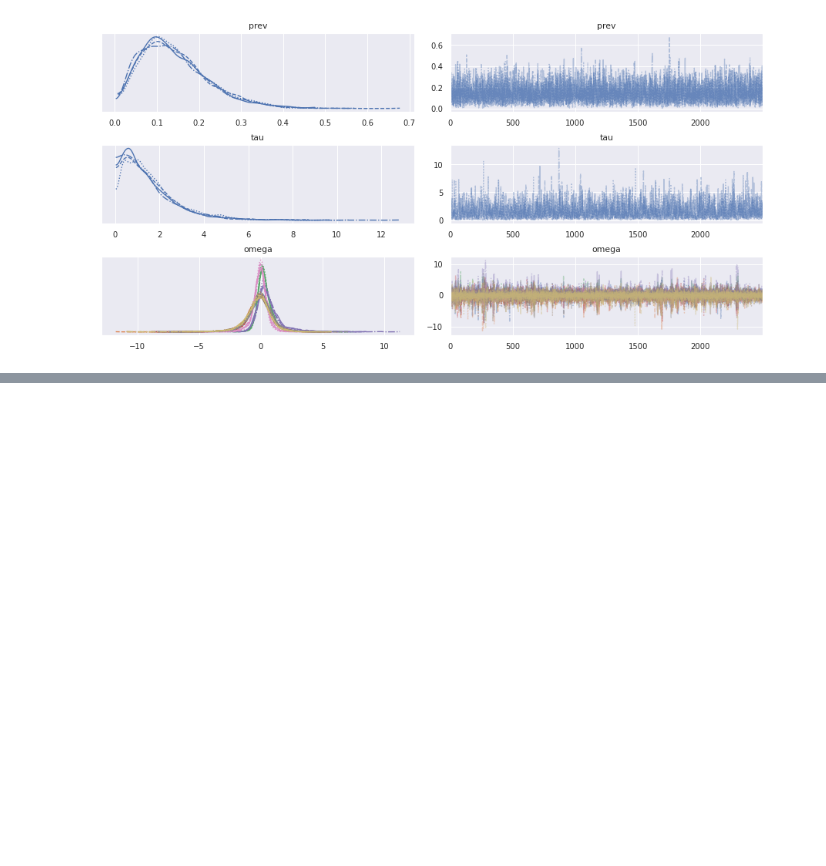
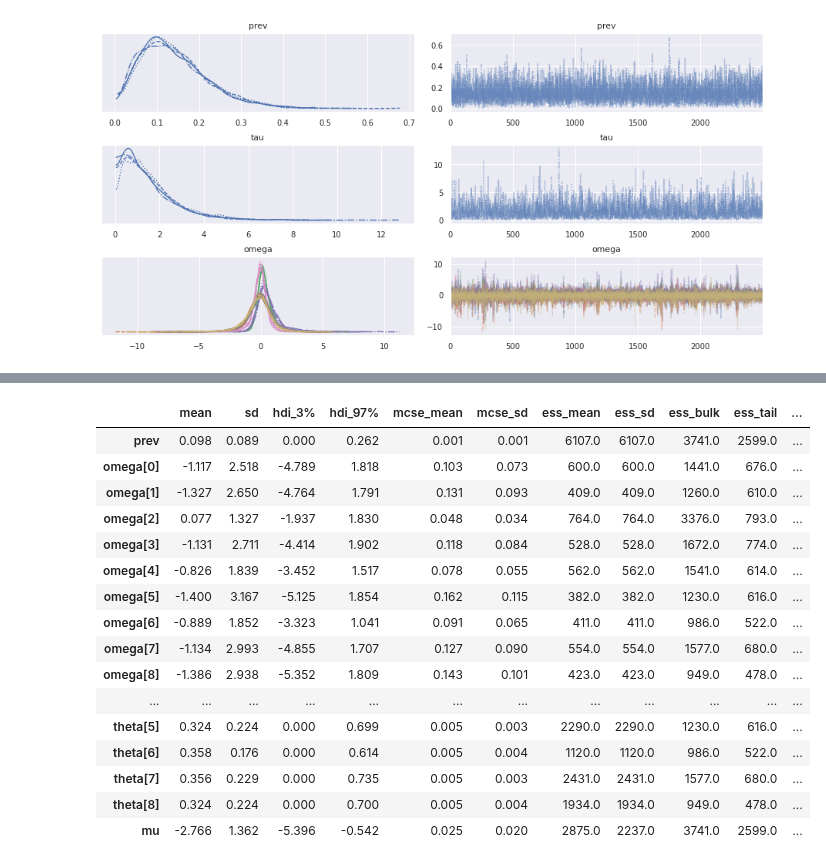
Before and after one commit to lucasmoschen/rds-bayesian-analysis-tcc, a Jupyter notebook: notebooks_book/imperfect_test_rds.ipynb, the cells around one changed output, grey strips where cells are left out. Cells and saved outputs as stored; diff of their text form; code cells hidden in the pictures; blank space fills up the shorter version.

```diff
--- a/notebooks_book/imperfect_test_rds.ipynb
+++ b/notebooks_book/imperfect_test_rds.ipynb
@@ -499,0 +588,20 @@ plt.show()
+# %%
+summary
+# %% [output]
+|  | mean | sd | hdi_3% | hdi_97% | mcse_mean | mcse_sd | ess_mean | ess_sd | ess_bulk | ess_tail | ... |
+| prev | 0.098 | 0.089 | 0.000 | 0.262 | 0.001 | 0.001 | 6107.0 | 6107.0 | 3741.0 | 2599.0 | ... |
+| omega[0] | -1.117 | 2.518 | -4.789 | 1.818 | 0.103 | 0.073 | 600.0 | 600.0 | 1441.0 | 676.0 | ... |
+| omega[1] | -1.327 | 2.650 | -4.764 | 1.791 | 0.131 | 0.093 | 409.0 | 409.0 | 1260.0 | 610.0 | ... |
+| omega[2] | 0.077 | 1.327 | -1.937 | 1.830 | 0.048 | 0.034 | 764.0 | 764.0 | 3376.0 | 793.0 | ... |
+| omega[3] | -1.131 | 2.711 | -4.414 | 1.902 | 0.118 | 0.084 | 528.0 | 528.0 | 1672.0 | 774.0 | ... |
+| omega[4] | -0.826 | 1.839 | -3.452 | 1.517 | 0.078 | 0.055 | 562.0 | 562.0 | 1541.0 | 614.0 | ... |
+| omega[5] | -1.400 | 3.167 | -5.125 | 1.854 | 0.162 | 0.115 | 382.0 | 382.0 | 1230.0 | 616.0 | ... |
+| omega[6] | -0.889 | 1.852 | -3.323 | 1.041 | 0.091 | 0.065 | 411.0 | 411.0 | 986.0 | 522.0 | ... |
+| omega[7] | -1.134 | 2.993 | -4.855 | 1.707 | 0.127 | 0.090 | 554.0 | 554.0 | 1577.0 | 680.0 | ... |
+| omega[8] | -1.386 | 2.938 | -5.352 | 1.809 | 0.143 | 0.101 | 423.0 | 423.0 | 949.0 | 478.0 | ... |
+| ... | ... | ... | ... | ... | ... | ... | ... | ... | ... | ... | ... |
+| theta[5] | 0.324 | 0.224 | 0.000 | 0.699 | 0.005 | 0.003 | 2290.0 | 2290.0 | 1230.0 | 616.0 | ... |
+| theta[6] | 0.358 | 0.176 | 0.000 | 0.614 | 0.005 | 0.004 | 1120.0 | 1120.0 | 986.0 | 522.0 | ... |
+| theta[7] | 0.356 | 0.229 | 0.000 | 0.735 | 0.005 | 0.003 | 2431.0 | 2431.0 | 1577.0 | 680.0 | ... |
+| theta[8] | 0.324 | 0.224 | 0.000 | 0.700 | 0.005 | 0.004 | 1934.0 | 1934.0 | 949.0 | 478.0 | ... |
+| mu | -2.766 | 1.362 | -5.396 | -0.542 | 0.025 | 0.020 | 2875.0 | 2237.0 | 3741.0 | 2599.0 | ... |
```
Also changed, not shown: parts of 11 cells of this notebook, 2 other files.
